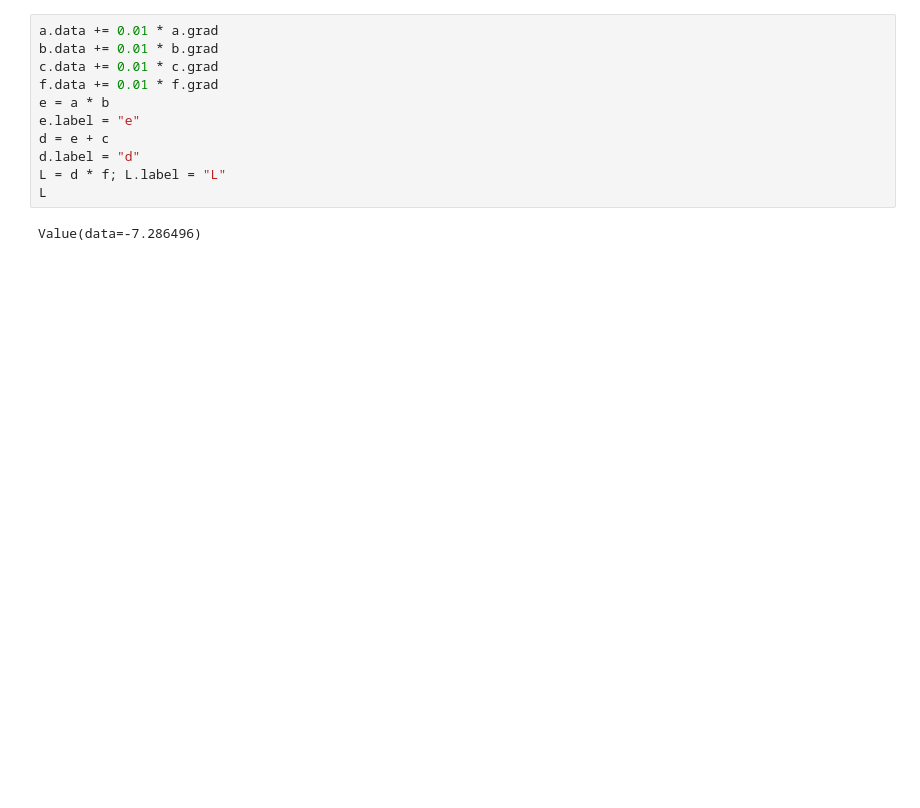
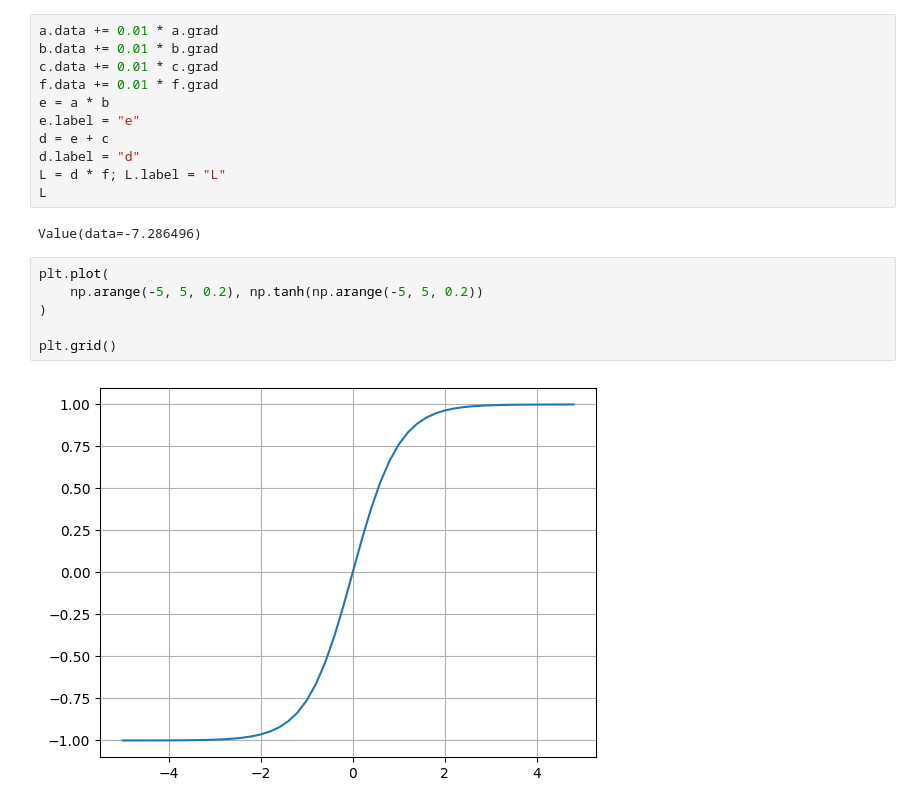
Before and after one commit to judramirezj/learning-ai, a Jupyter notebook: micrograd/micrograd_from_scratch.ipynb, the cells around one changed output. Saved outputs shown, nothing was run; the diff lists cells and outputs as text; blank space fills up the shorter version.

```diff
--- a/micrograd/micrograd_from_scratch.ipynb
+++ b/micrograd/micrograd_from_scratch.ipynb
@@ -224,3 +230,11 @@ L = d * f; L.label = "L"
 L
 # %% [output]
 Value(data=-7.286496)
+# %%
+plt.plot(
+    np.arange(-5, 5, 0.2), np.tanh(np.arange(-5, 5, 0.2))
+)
+
+plt.grid()
+# %% [output]
+[figure, added]
```
Also changed, not shown: parts of 8 cells of this notebook, 1 other file.
